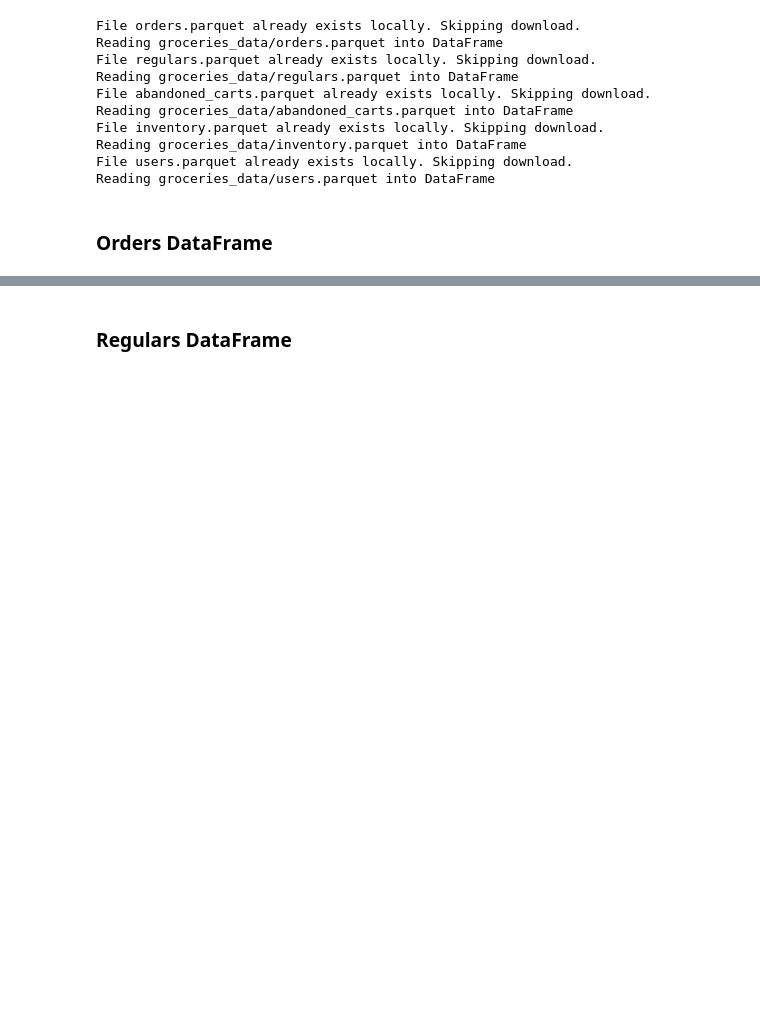
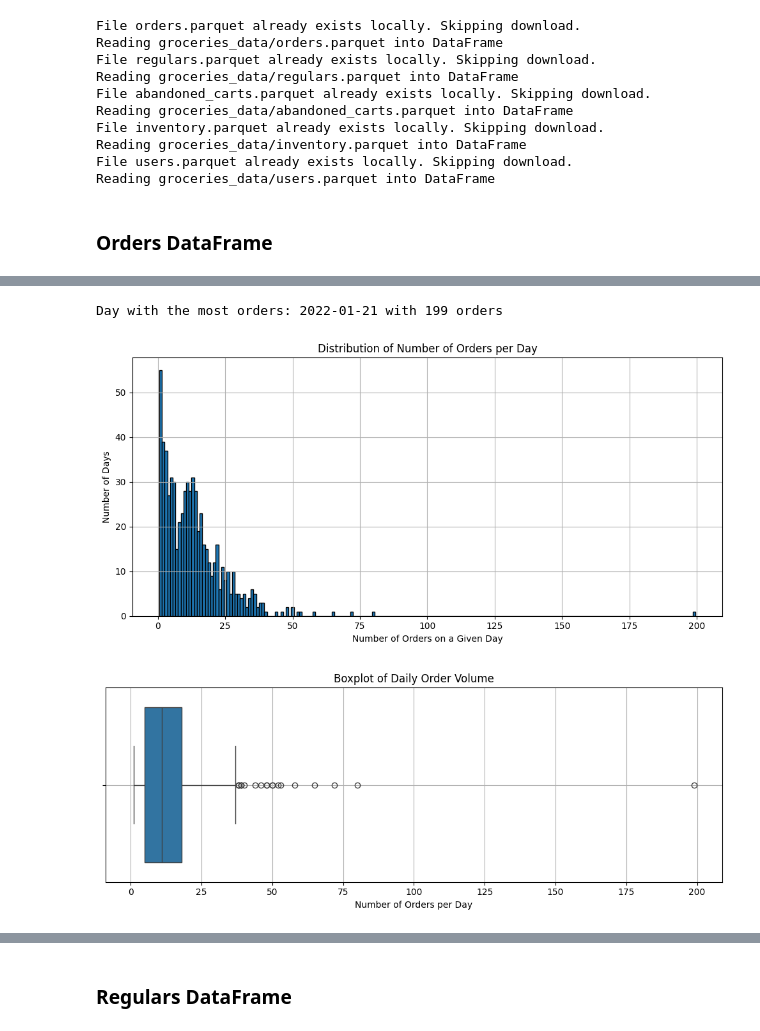
Before and after one commit to Riemann-def/zrive-ds, a Jupyter notebook: src/module_2/prueba.ipynb, the cells around one changed output, grey strips where cells are left out. Saved outputs shown, nothing was run; the diff lists cells and outputs as text; code cells hidden in the pictures; blank space fills up the shorter version.

```diff
--- a/src/module_2/prueba.ipynb
+++ b/src/module_2/prueba.ipynb
@@ -130,0 +166,29 @@ memory usage: 737.8+ KB
+# %%
+# Day with the most orders
+most_orders_day = orders_per_day.idxmax()
+most_orders_count = orders_per_day.max()
+print(f"Day with the most orders: {most_orders_day} with {most_orders_count} orders")
+# %% [output]
+Day with the most orders: 2022-01-21 with 199 orders
+# %%
+# Plot histogram of number of orders per day
+plt.figure(figsize=(10, 5))
+plt.hist(orders_per_day.values, bins=range(1, orders_per_day.max() + 2), edgecolor='black', align='left')
+plt.title('Distribution of Number of Orders per Day')
+plt.xlabel('Number of Orders on a Given Day')
+plt.ylabel('Number of Days')
+plt.grid(True)
+plt.tight_layout()
+plt.show()
+
+# Boxplot of number of orders per day
+plt.figure(figsize=(10, 4))
+sns.boxplot(x=orders_per_day.values)
+plt.title('Boxplot of Daily Order Volume')
+plt.xlabel('Number of Orders per Day')
+plt.grid(True)
+plt.tight_layout()
+plt.show()
+# %% [output]
+[figure, added]
+[figure, added]
```
Also changed, not shown: parts of 30 cells of this notebook.
